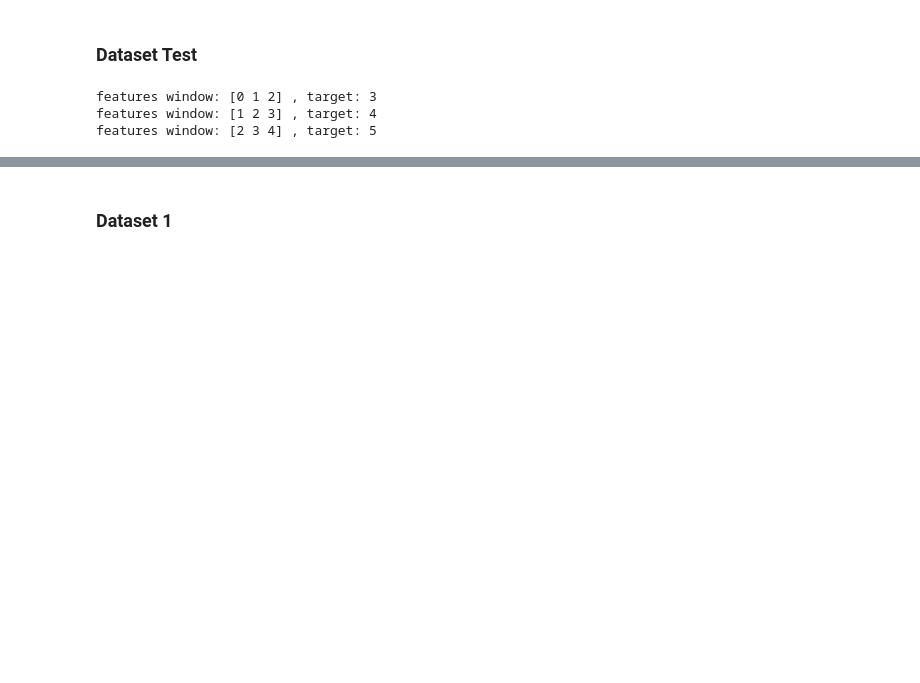
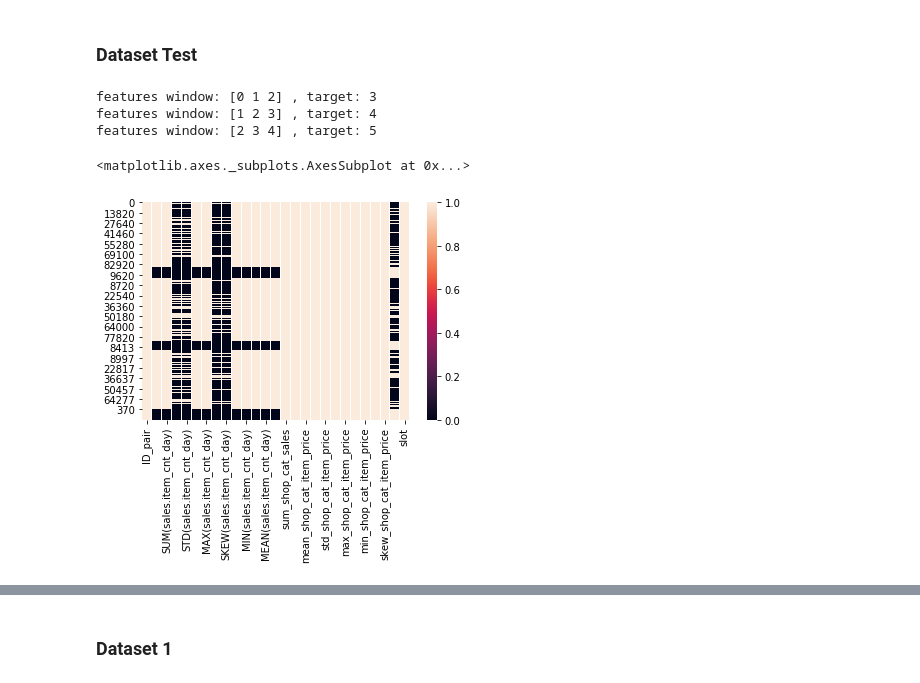
Before and after one commit to giorbernal/dsbase, a Jupyter notebook: timeSeries/TimeSeries-Predict-Sales-GenDataSet.ipynb, the cells around one changed output, grey strips where cells are left out. Drawn from its saved outputs; the diff is of its cells as text; code cells hidden in the pictures; blank space fills up the shorter version.

```diff
--- a/timeSeries/TimeSeries-Predict-Sales-GenDataSet.ipynb
+++ b/timeSeries/TimeSeries-Predict-Sales-GenDataSet.ipynb
@@ -197,7 +237,8 @@ def joinThreeParts(ids, idsCat, target):
        'max_shop_cat_item_price', 'min_shop_cat_day',
        'min_shop_cat_item_price', 'skew_shop_cat_day',
        'skew_shop_cat_item_price'], inplace=True, axis=1)
-    df_without_ids_enriched = df_without_ids.merge(right=idsCat, on='ID_CAT_pair', how='inner')
+    df_without_ids_enriched = df_without_ids.merge(right=idsCat, on='ID_CAT_pair', how='left')
     df_without_ids_enriched_sorted = df_without_ids_enriched[['ID_pair','SUM(sales.item_price)','SUM(sales.item_cnt_day)','STD(sales.item_price)','STD(sales.item_cnt_day)','MAX(sales.item_price)','MAX(sales.item_cnt_day)','SKEW(sales.item_price)','SKEW(sales.item_cnt_day)','MIN(sales.item_price)','MIN(sales.item_cnt_day)','MEAN(sales.item_price)','MEAN(sales.item_cnt_day)','COUNT(sales)','sum_shop_cat_sales','mean_shop_cat_day','mean_shop_cat_item_price','std_shop_cat_day','std_shop_cat_item_price','max_shop_cat_day','max_shop_cat_item_price','min_shop_cat_day','min_shop_cat_item_price','skew_shop_cat_day','skew_shop_cat_item_price','ID_CAT_pair','total_sales']]
     df_completed = pd.concat(objs=[df_with_ids,df_without_ids_enriched_sorted], axis=0)
+    df_completed.drop(labels=['ID_CAT_pair'], inplace=True, axis=1)
     return df_completed
@@ -222,11 +296,12 @@ def generateFeatures(sales_df, months_feature, month_target, calculateTarget=Tru
     idsCat = getCatAgg(sales_months_df)
     ids = getItemAgg(sales_months_df)
     target = getTargetAgg(sales_result_df)
+    target.head(3)
 
     joined = joinThreeParts(ids, idsCat, target)
 
     # Insert the slot component for correlation purposes
-    joined['slot'] = joined.apply(lambda x: months_feature[-1])
+    joined['slot'] = joined['COUNT(sales)'].apply(lambda x: months_feature[-1])
     return joined
 # %%
 def slidingWindow(sales_df, size, slots):
@@ -247,3 +322,8 @@ dstest = slidingWindow(sales_df_ensemble, 3,6)
 features window: [0 1 2] , target: 3
 features window: [1 2 3] , target: 4
 features window: [2 3 4] , target: 5
+# %%
+sns.heatmap(~dstest.isna())
+# %% [output]
+<matplotlib.axes._subplots.AxesSubplot at 0x...>
+[figure, added]
```
Also changed, not shown: parts of 15 cells of this notebook.
